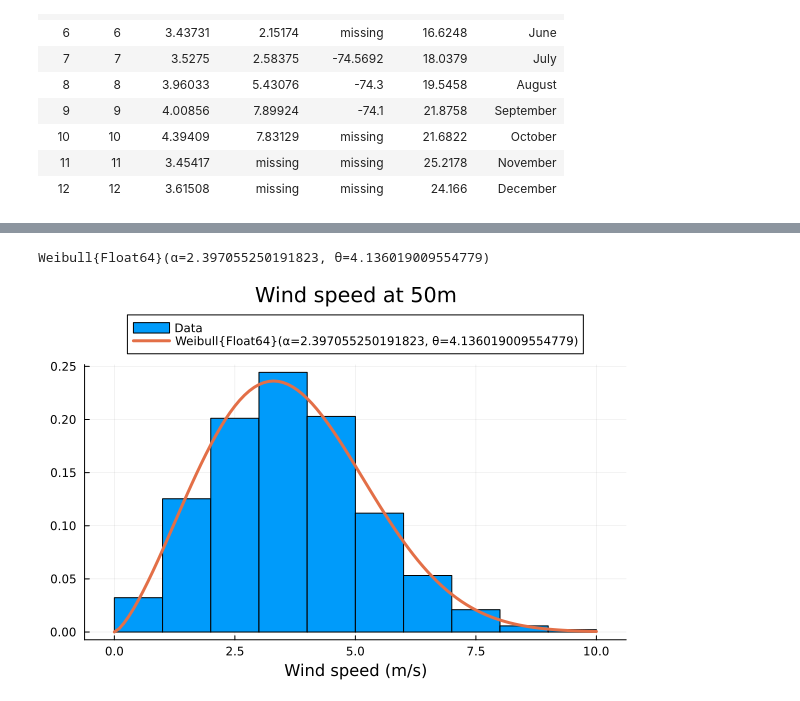
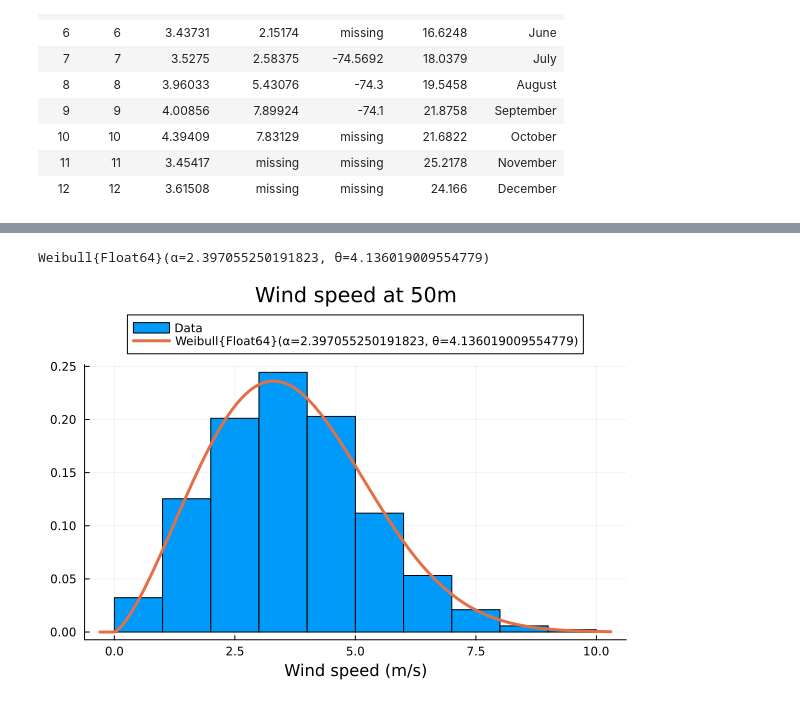
Before and after one commit to viperML/aeer-parsing, a Jupyter notebook: main.ipynb, the cells around one changed output, grey strips where cells are left out. Cells and saved outputs as stored; diff of their text form; code cells hidden in the pictures.

```diff
--- a/main.ipynb
+++ b/main.ipynb
@@ -160,27 +160,26 @@ Weibull{Float64}(α=1.3084505747802564, θ=3.1280280982378392)
 # %%
 dist = (@chain data begin
     @subset(:ws_50_dqc .== 9999)
     @select(:ws_50)
 end) |>
     DataFrames.dropmissing |>
     x -> x[!, 1] |>
     x -> fit(Weibull{Float64}, x)
 
 display(dist)
 
 using StatsPlots
 
 ys = collect(0:1:10)
-yss = collect(0:0.1:10)
 
 (@chain data begin
     @subset(:ws_50_dqc .== 9999)
     @select(:ws_50)
 end) |> @df histogram(:ws_50, bins=ys, normalize=:pdf, label="Data")
 
-plot!(yss, map(x -> pdf(dist, x), yss), linewidth = 3, label=repr(dist), legend=:outertop)
+plot!(x -> pdf(dist, x), linewidth = 3, label=repr(dist), legend=:outertop)
 title!("Wind speed at 50m")
 xlabel!("Wind speed (m/s)")
 # %% [output]
 Weibull{Float64}(α=2.397055250191823, θ=4.136019009554779)
-[figure, old version]
+[figure, new version]
```
Also changed, not shown: parts of 1 cell of this notebook.
